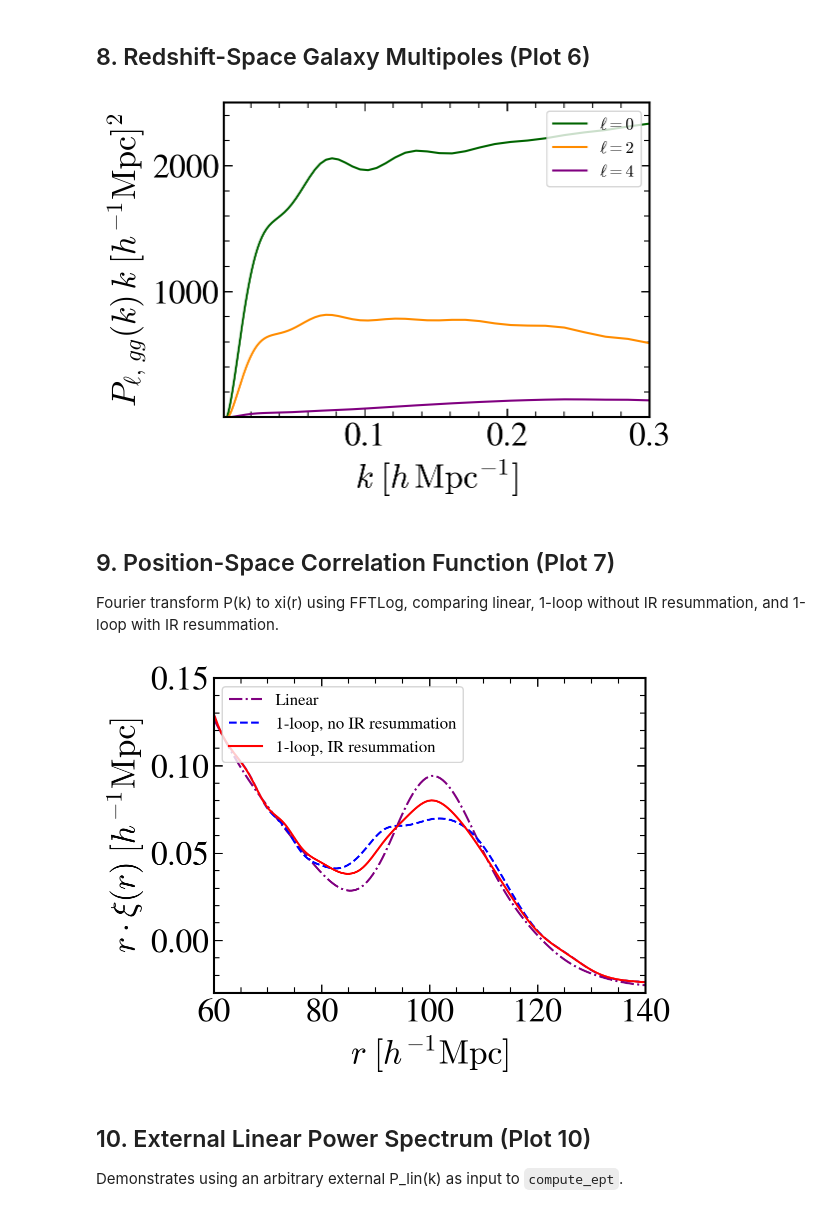
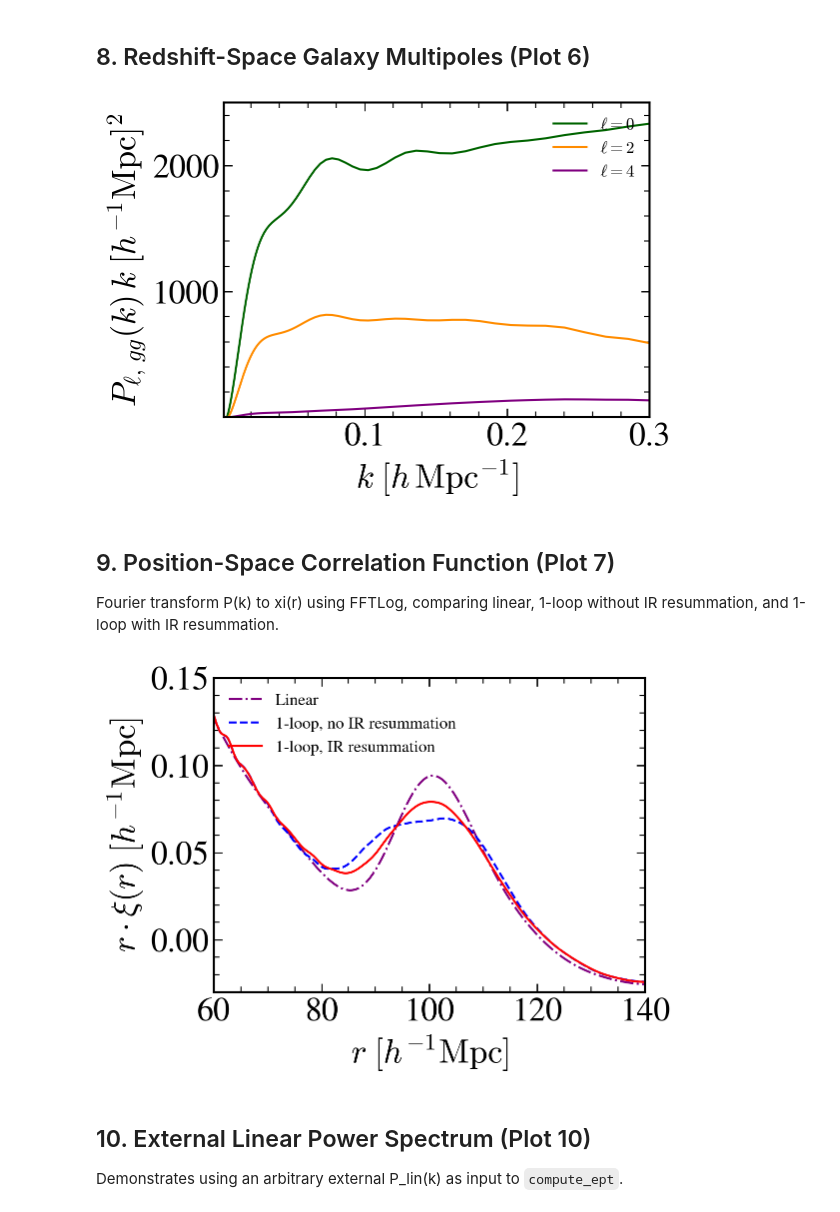
Before and after one commit to MinhMPA/clax-pt, a Jupyter notebook: notebooks/clax-pt_full_validation.ipynb, the cells around one changed output. Saved outputs shown, nothing was run; the diff lists cells and outputs as text; code cells hidden in the pictures.

```diff
--- a/notebooks/clax-pt_full_validation.ipynb
+++ b/notebooks/clax-pt_full_validation.ipynb
@@ -19,33 +19,29 @@ from clax.ept import (
     compute_ept_from_clax,
 )
 
-import matplotlib
 import matplotlib.pyplot as plt
+from matplotlib.gridspec import GridSpec, GridSpecFromSubplotSpec
 %matplotlib inline
-%config InlineBackend.figure_format = 'retina'
+%config InlineBackend.figure_format = "retina"
 plt.rcParams.update({
     "text.usetex": False,
     "mathtext.fontset": "cm",
     "font.family": "STIXGeneral",
     "font.sans-serif": "Computer Modern",
-    "font.size": 24})
-from matplotlib.gridspec import GridSpec, GridSpecFromSubplotSpec
-plt.rcParams['xtick.direction'] = 'in'
-plt.rcParams['ytick.direction'] = 'in'
-plt.rcParams['xtick.major.size'] = 6.0
-plt.rcParams['ytick.major.size'] = 6.0
-plt.rcParams['xtick.major.width'] = 1.0
-plt.rcParams['ytick.major.width'] = 1.0
-plt.rcParams['xtick.minor.size'] = 4.0
-plt.rcParams['ytick.minor.size'] = 4.0
-plt.rcParams['xtick.minor.width'] = 0.8
-plt.rcParams['ytick.minor.width'] = 0.8
-plt.rcParams['xtick.top'] = True
-plt.rcParams['ytick.right'] = True
-plt.rcParams['xtick.minor.visible'] = True
-plt.rcParams['ytick.minor.visible'] = True
-plt.rcParams['font.size'] = 24
-plt.rcParams['axes.linewidth'] = 1.5
+    "font.size": 24,
+    "axes.linewidth": 1.5,
+    "legend.frameon": False,
+
+    **{f"{axis}tick.direction": "in" for axis in "xy"},
+    **{f"{axis}tick.major.size": 6.0 for axis in "xy"},
+    **{f"{axis}tick.major.width": 1.0 for axis in "xy"},
+    **{f"{axis}tick.minor.size": 4.0 for axis in "xy"},
+    **{f"{axis}tick.minor.width": 0.8 for axis in "xy"},
+    **{f"{axis}tick.minor.visible": True for axis in "xy"},
+
+    "xtick.top": True,
+    "ytick.right": True,
+})
 # %% [markdown]
 ## 1. Cosmology and Pipeline Setup
 
@@ -283,7 +279,7 @@ ax.legend(fontsize=12, loc='upper right')
 fig.tight_layout()
 fig.savefig('figures/rsd_Pkgg.pdf')
 # %% [output]
-[figure, old version]
+[figure, new version]
 # %% [markdown]
 ## 9. Position-Space Correlation Function (Plot 7)
 
@@ -292,7 +288,7 @@ Fourier transform P(k) to xi(r) using FFTLog, comparing linear, 1-loop without I
 from scipy.special import gamma as sp_gamma
 from scipy.interpolate import InterpolatedUnivariateSpline
 
-def pk_to_xi(kvec_h, pk_h, Nmax=256, kmin=1e-4, kmax=100.0,
+def pk_to_xi(kvec_h, pk_h, Nmax=512, kmin=1e-4, kmax=100.0,
              rmin=0.01, rmax=1000.0, bk=-1.1001):
     """Convert P(k) to xi(r) via FFTLog (Hankel transform).
 
@@ -332,37 +328,37 @@ def pk_to_xi(kvec_h, pk_h, Nmax=256, kmin=1e-4, kmax=100.0,
     # Sum over modes
     xi = np.zeros(Nmax)
     for i in range(Nmax):
         for j in range(Nmax + 1):
             xi[i] += np.real(cmsym[j] * J0(rtab[i], etam[j]))
 
     return rtab, xi
 
 # Compute xi(r) for three cases
 rtab, xi_lin = pk_to_xi(kvec, pk_lin_h)
 _, xi_loop = pk_to_xi(kvec, pk_mm_full)
 _, xi_loop_ir = pk_to_xi(kvec, pk_mm_full_ir)
 
 # Interpolate to plotting grid
 rvec = np.logspace(0, np.log10(3), 1000)
 rvec = 10**rvec
 
 xi_lin_interp = InterpolatedUnivariateSpline(rtab, xi_lin)
 xi_loop_interp = InterpolatedUnivariateSpline(rtab, xi_loop)
 xi_loop_ir_interp = InterpolatedUnivariateSpline(rtab, xi_loop_ir)
 
 fig, ax = plt.subplots()
-ax.plot(rvec, [xi_lin_interp(r) * r for r in rvec], color='purple', ls='-.', label='Linear')
-ax.plot(rvec, [xi_loop_interp(r) * r for r in rvec], color='b', ls='--', label='1-loop, no IR resummation')
-ax.plot(rvec, [xi_loop_ir_interp(r) * r for r in rvec], color='red', ls='-', label='1-loop, IR resummation')
+ax.plot(rvec, xi_lin_interp(rvec) * rvec, color='purple', ls='-.', label='Linear')
+ax.plot(rvec, xi_loop_interp(rvec) * rvec, color='b', ls='--', label='1-loop, no IR resummation')
+ax.plot(rvec, xi_loop_ir_interp(rvec) * rvec, color='red', ls='-', label='1-loop, IR resummation')
 ax.set_xlim(60, 140)
 ax.set_ylim(-0.03, 0.15)
 ax.set_xlabel(r'$r \; [h^{-1}\mathrm{Mpc}]$')
 ax.set_ylabel(r'$r \cdot \xi(r) \; [h^{-1}\mathrm{Mpc}]$')
 ax.legend(fontsize=12, loc='upper left')
 fig.tight_layout()
 fig.savefig('figures/real_Xi.pdf')
 # %% [output]
-[figure, old version]
+[figure, new version]
 # %% [markdown]
 ## 10. External Linear Power Spectrum (Plot 10)
 
```
Also changed, not shown: parts of 8 cells of this notebook, 2 other files.
